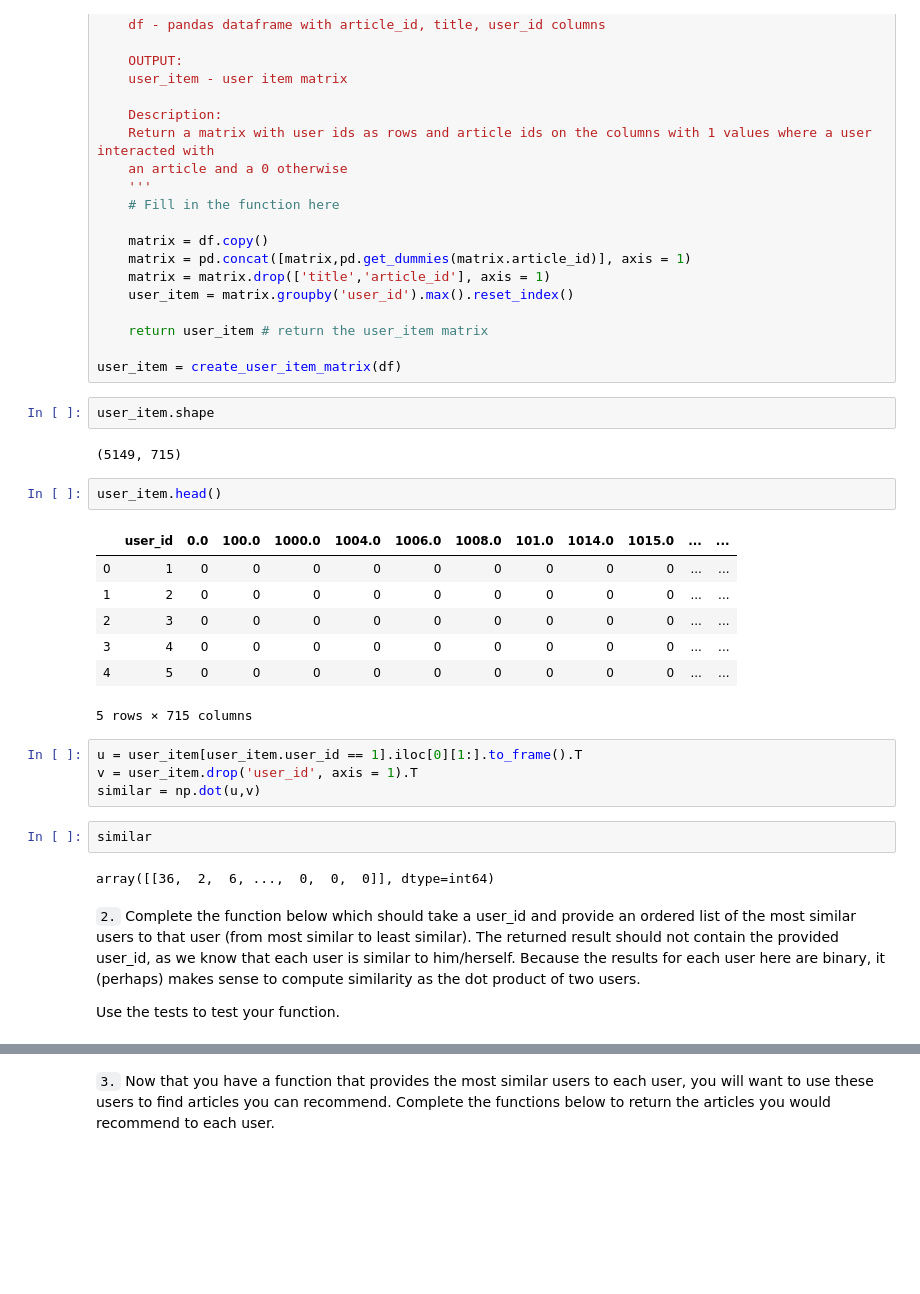
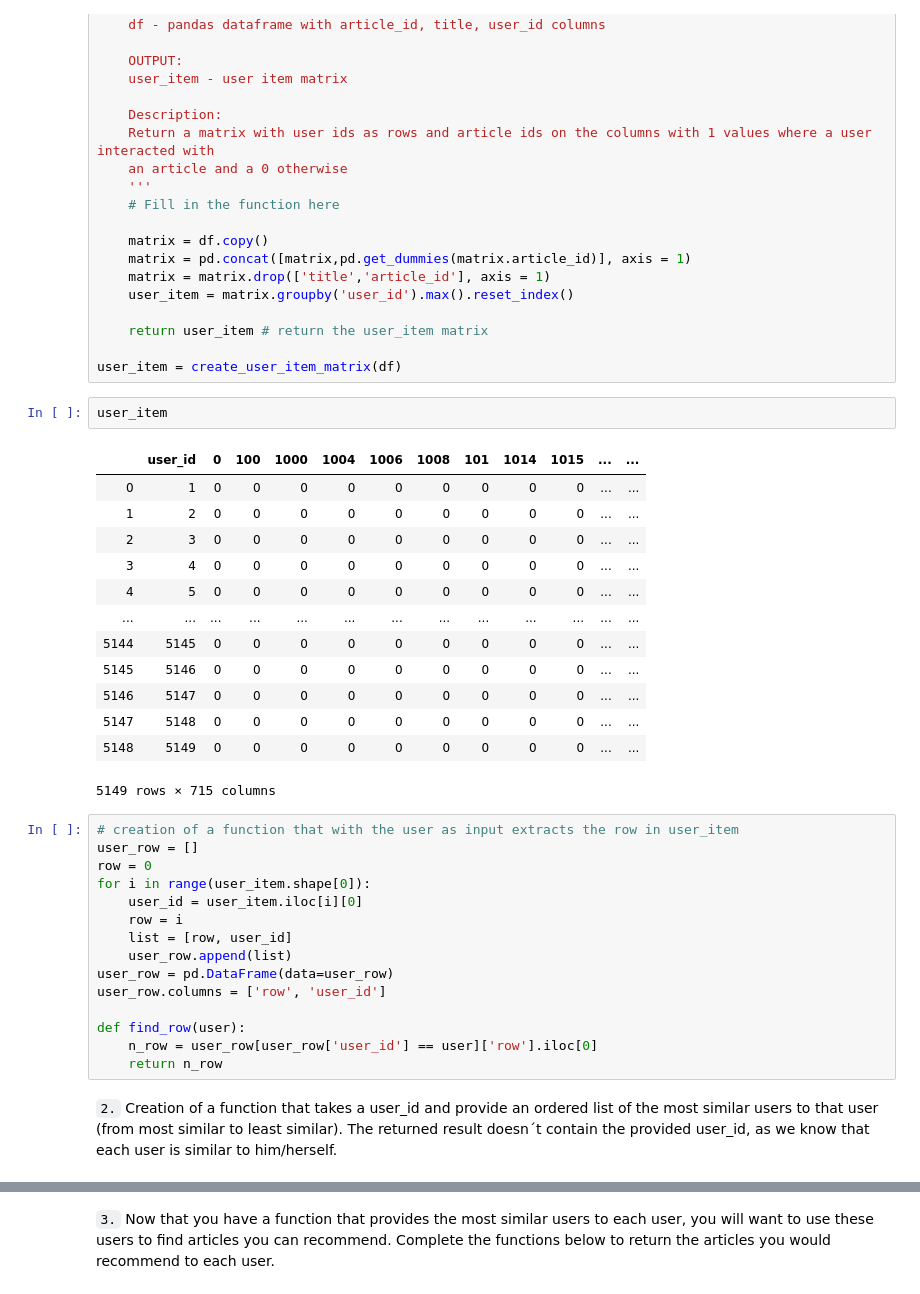
Before and after one commit to canceleiro/IBM-Recommendation-Engine, a Jupyter notebook: Recommendations_with_IBM.ipynb, the cells around one changed output, grey strips where cells are left out. Drawn from its saved outputs; the diff is of its cells as text; blank space fills up the shorter version.

```diff
--- a/Recommendations_with_IBM.ipynb
+++ b/Recommendations_with_IBM.ipynb
@@ -224,29 +238,36 @@ def create_user_item_matrix(df):
 
 user_item = create_user_item_matrix(df)
 # %%
-user_item.shape
+user_item
 # %% [output]
+|  | user_id | 0 | 100 | 1000 | 1004 | 1006 | 1008 | 101 | 1014 | 1015 | ... | ... |
+| 0 | 1 | 0 | 0 | 0 | 0 | 0 | 0 | 0 | 0 | 0 | ... | ... |
+| 1 | 2 | 0 | 0 | 0 | 0 | 0 | 0 | 0 | 0 | 0 | ... | ... |
+| 2 | 3 | 0 | 0 | 0 | 0 | 0 | 0 | 0 | 0 | 0 | ... | ... |
+| 3 | 4 | 0 | 0 | 0 | 0 | 0 | 0 | 0 | 0 | 0 | ... | ... |
+| 4 | 5 | 0 | 0 | 0 | 0 | 0 | 0 | 0 | 0 | 0 | ... | ... |
+| ... | ... | ... | ... | ... | ... | ... | ... | ... | ... | ... | ... | ... |
+| 5144 | 5145 | 0 | 0 | 0 | 0 | 0 | 0 | 0 | 0 | 0 | ... | ... |
+| 5145 | 5146 | 0 | 0 | 0 | 0 | 0 | 0 | 0 | 0 | 0 | ... | ... |
+| 5146 | 5147 | 0 | 0 | 0 | 0 | 0 | 0 | 0 | 0 | 0 | ... | ... |
+| 5147 | 5148 | 0 | 0 | 0 | 0 | 0 | 0 | 0 | 0 | 0 | ... | ... |
+| 5148 | 5149 | 0 | 0 | 0 | 0 | 0 | 0 | 0 | 0 | 0 | ... | ... |
-(5149, 715)
+5149 rows × 715 columns
-# %%
-user_item.head()
-# %% [output]
-|  | user_id | 0.0 | 100.0 | 1000.0 | 1004.0 | 1006.0 | 1008.0 | 101.0 | 1014.0 | 1015.0 | ... | ... |
-| 0 | 1 | 0 | 0 | 0 | 0 | 0 | 0 | 0 | 0 | 0 | ... | ... |
-| 1 | 2 | 0 | 0 | 0 | 0 | 0 | 0 | 0 | 0 | 0 | ... | ... |
-| 2 | 3 | 0 | 0 | 0 | 0 | 0 | 0 | 0 | 0 | 0 | ... | ... |
-| 3 | 4 | 0 | 0 | 0 | 0 | 0 | 0 | 0 | 0 | 0 | ... | ... |
-| 4 | 5 | 0 | 0 | 0 | 0 | 0 | 0 | 0 | 0 | 0 | ... | ... |
-5 rows × 715 columns
-# %%
-u = user_item[user_item.user_id == 1].iloc[0][1:].to_frame().T
-v = user_item.drop('user_id', axis = 1).T
-similar = np.dot(u,v)
-# %%
-similar
-# %% [output]
-array([[36,  2,  6, ...,  0,  0,  0]], dtype=int64)
+# %%
+# creation of a function that with the user as input extracts the row in user_item
+user_row = []
+row = 0
+for i in range(user_item.shape[0]):
+    user_id = user_item.iloc[i][0]
+    row = i
+    list = [row, user_id]
+    user_row.append(list)
+user_row = pd.DataFrame(data=user_row)
+user_row.columns = ['row', 'user_id']
+
+def find_row(user):
+    n_row = user_row[user_row['user_id'] == user]['row'].iloc[0]
+    return n_row
 # %% [markdown]
-`2.` Complete the function below which should take a user_id and provide an ordered list of the most similar users to that user (from most similar to least similar).  The returned result should not contain the provided user_id, as we know that each user is similar to him/herself. Because the results for each user here are binary, it (perhaps) makes sense to compute similarity as the dot product of two users.
-
-Use the tests to test your function.
+`2.` Creation of a function that takes a user_id and provide an ordered list of the most similar users to that user (from most similar to least similar).  The returned result doesn´t contain the provided user_id, as we know that each user is similar to him/herself.
 # %%
```
Also changed, not shown: parts of 32 cells of this notebook.
